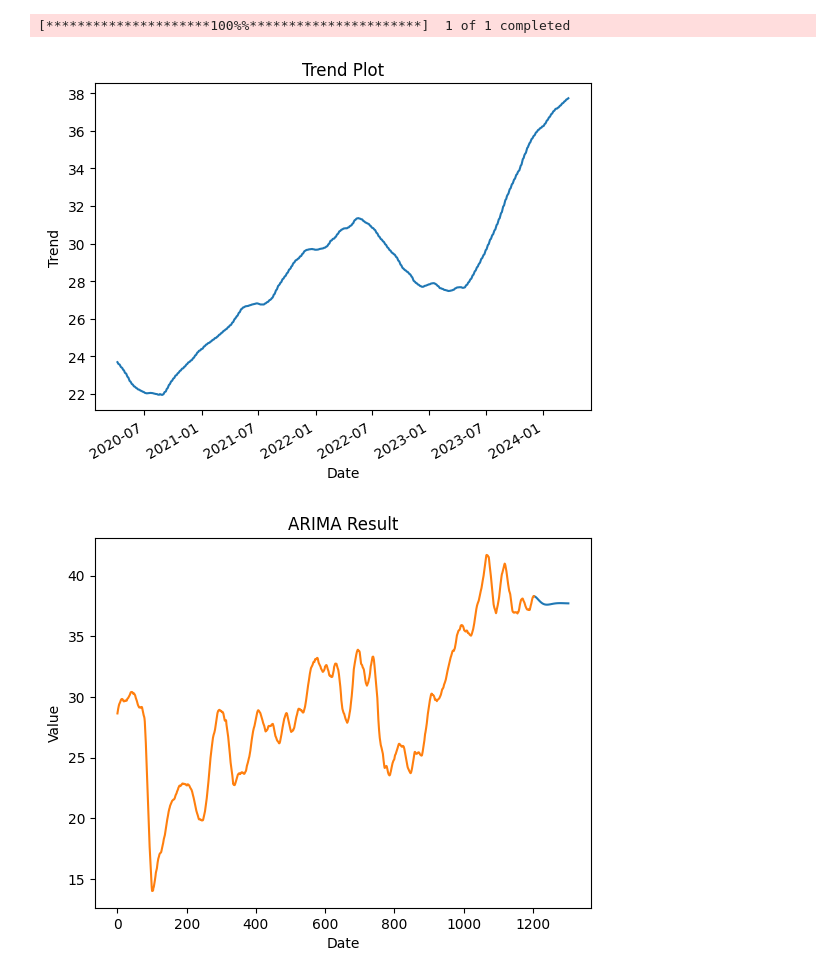
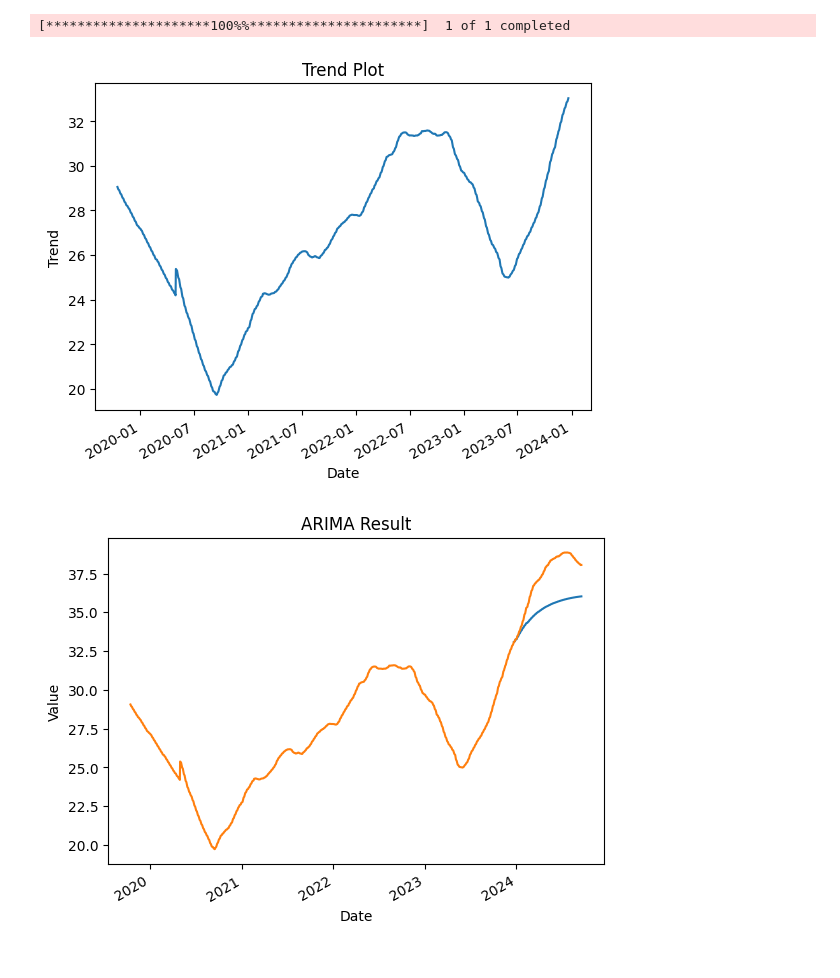
Before and after one commit to tcc-previsao-energia/ml-models, a Jupyter notebook: tcc/tendencia-nikolas.ipynb, the cells around one changed output. Drawn from its saved outputs; the diff is of its cells as text; code cells hidden in the pictures.

Commit message:
arima

```diff
--- a/tcc/tendencia-nikolas.ipynb
+++ b/tcc/tendencia-nikolas.ipynb
@@ -16,8 +16,8 @@ dados.dropna(inplace=True)
 # %%
 from sklearn.model_selection import train_test_split
 
-trend = decompor_sinal(dados['Close'], period=240).trend.dropna()
-train_trend, test_trend = trend[:int(len(trend)*1)], trend[int(len(trend)*1):]
+trend = decompor_sinal(dados['Close'], period=132).trend.dropna()
+train_trend, test_trend = trend[:int(len(trend)*0.85)], trend[int(len(trend)*0.85):]
 # %%
 train_trend.plot()
 plt.xlabel('Date')
@@ -25,25 +25,26 @@ plt.ylabel('Trend')
 plt.title('Trend Plot')
 plt.show()
 # %% [output]
-[figure, old version]
+[figure, new version]
 # %%
 from statsmodels.tsa.arima.model import ARIMA
 from pmdarima import auto_arima
 
-# model = ARIMA(train_trend, order=(0, 2, 1))
-order = auto_arima(train_trend, seasonal=False).order
-model = ARIMA(train_trend, order=order)
+model = ARIMA(train_trend, order=(2, 1, 2))
+# order = auto_arima(train_trend, seasonal=False).order
+# model = ARIMA(train_trend, order=order)
 model_fit = model.fit()
 # %%
 import pandas as pd
-arima_result = model_fit.get_forecast(steps=100)
-arima_result = pd.Series(list(arima_result.predicted_mean), index=range(len(train_trend), len(train_trend)+100))
+arima_result = model_fit.get_forecast(steps=100 if not len(test_trend) else len(test_trend))
+arima_result = pd.Series(list(arima_result.predicted_mean), index=test_trend.index if len(test_trend) else range(len(train_trend), len(train_trend)+100))
 arima_result.plot()
-trend.index = range(len(train_trend))
+if test_trend.empty:
+    trend.index = range(len(train_trend))
 trend.plot()
 plt.xlabel('Date')
 plt.ylabel('Value')
 plt.title('ARIMA Result')
 plt.show()
 # %% [output]
-[figure, old version]
+[figure, new version]
```
Also changed, not shown: parts of 6 cells of this notebook.
